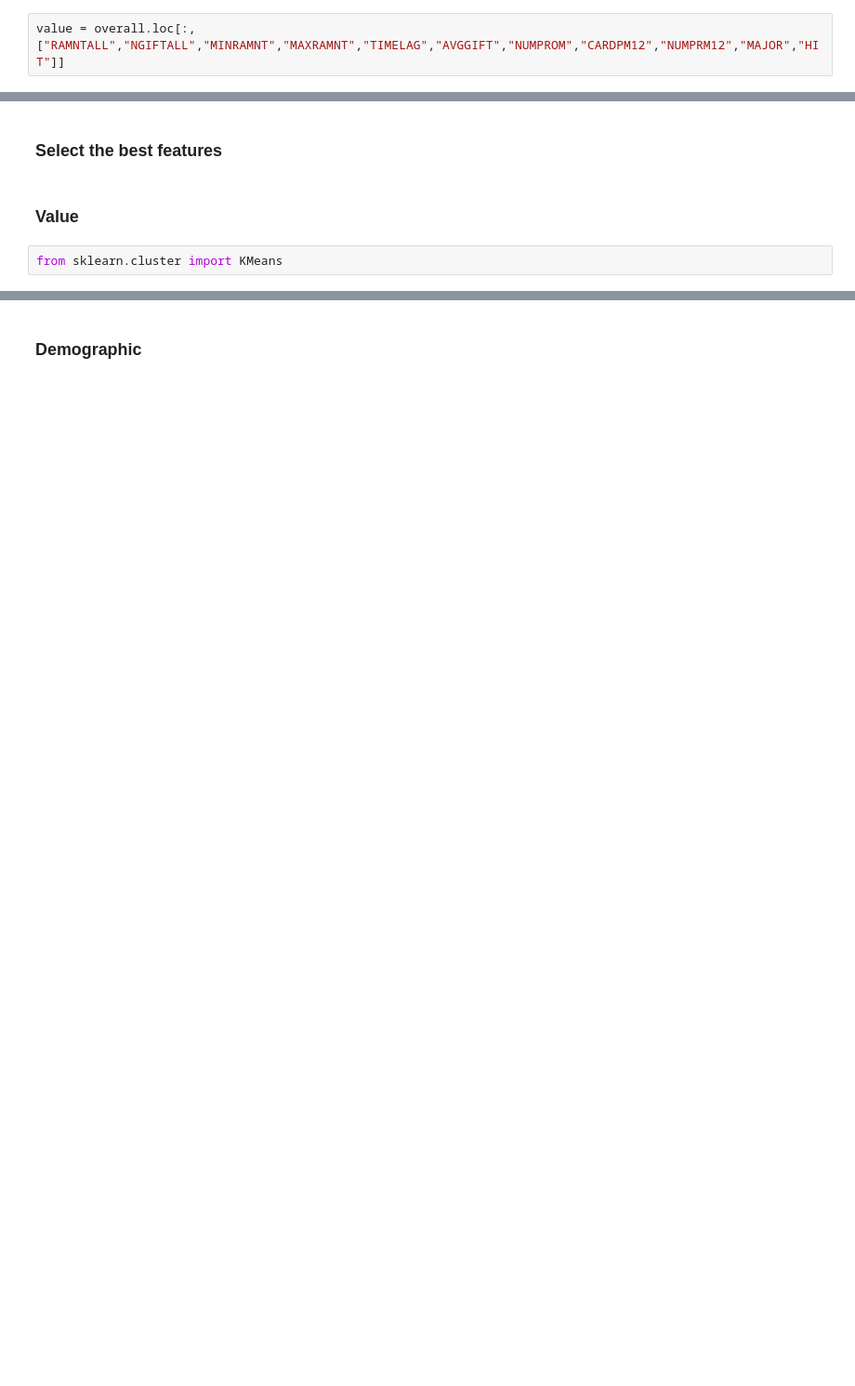
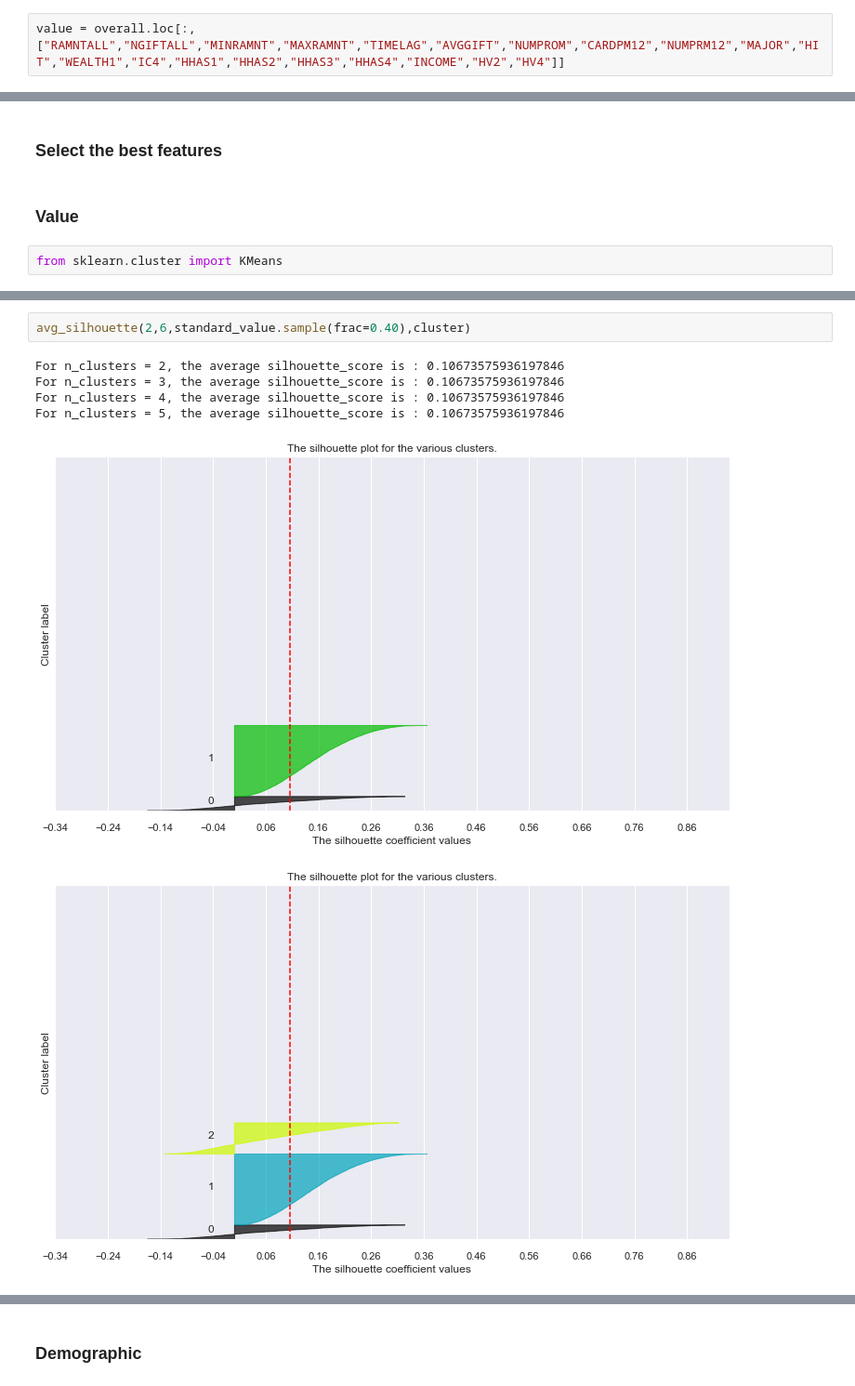
Before and after one commit to its-pedrofonseca/Data-Mining-Project, a Jupyter notebook: Data Cleaning Default Final.ipynb, the cells around one changed output, grey strips where cells are left out. Shown at 93% size. Cells and saved outputs as stored; diff of their text form; blank space fills up the shorter version.

```diff
--- a/Data Cleaning Default Final.ipynb
+++ b/Data Cleaning Default Final.ipynb
@@ -795,6 +731,6 @@ Percentage of data removed after outliers: 3.913 %
 # %%
 overall=out.copy()
 # %%
-value = overall.loc[:,["RAMNTALL","NGIFTALL","MINRAMNT","MAXRAMNT","TIMELAG","AVGGIFT","NUMPROM","CARDPM12","NUMPRM12","MAJOR","HIT"]]
+value = overall.loc[:,["RAMNTALL","NGIFTALL","MINRAMNT","MAXRAMNT","TIMELAG","AVGGIFT","NUMPROM","CARDPM12","NUMPRM12","MAJOR","HIT","WEALTH1","IC4","HHAS1","HHAS2","HHAS3","HHAS4","INCOME","HV2","HV4"]]
 # %%
 demographic = overall.loc[:,["REGION","GENDER","AGE","POBC1","POBC2","POP902","POP90C1","POP90C2","POP90C3","POP90C4","POP90C5","AGE901","SEC1","SEC2","SEC3","SEC5","LSC1","LSC3","LSC4","MARR1","MARR2","MARR4"]]
@@ -886,0 +930,9 @@ array([1, 0, 1, ..., 2, 0, 1])
+# %%
+avg_silhouette(2,6,standard_value.sample(frac=0.40),cluster)
+# %% [output]
+For n_clusters = 2, the average silhouette_score is : 0.10673575936197846
+For n_clusters = 3, the average silhouette_score is : 0.10673575936197846
+For n_clusters = 4, the average silhouette_score is : 0.10673575936197846
+For n_clusters = 5, the average silhouette_score is : 0.10673575936197846
+[figure, added]
+[figure, added]
```
Also changed, not shown: parts of 136 cells of this notebook.
